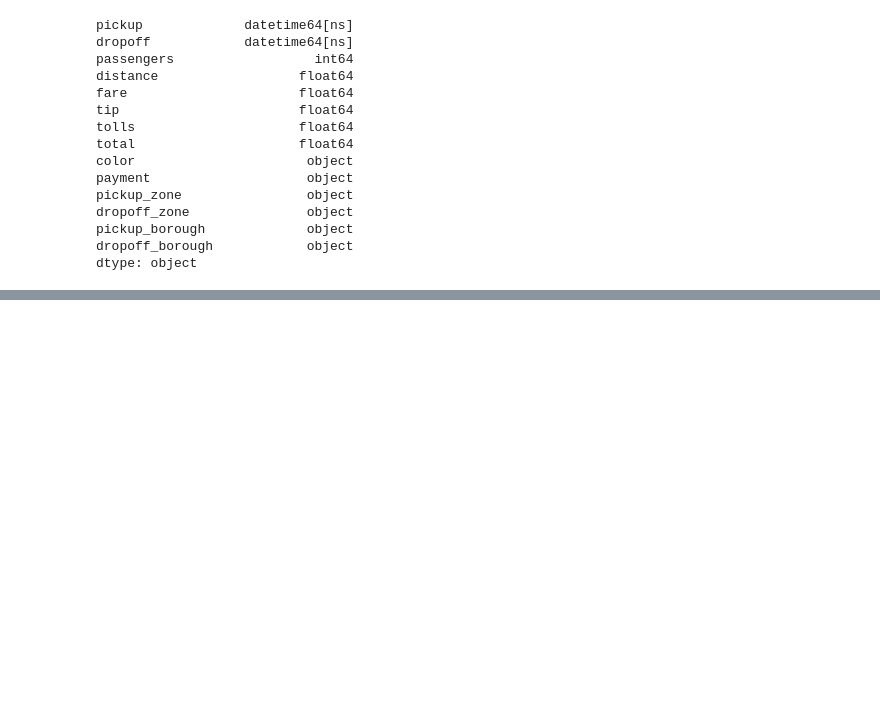
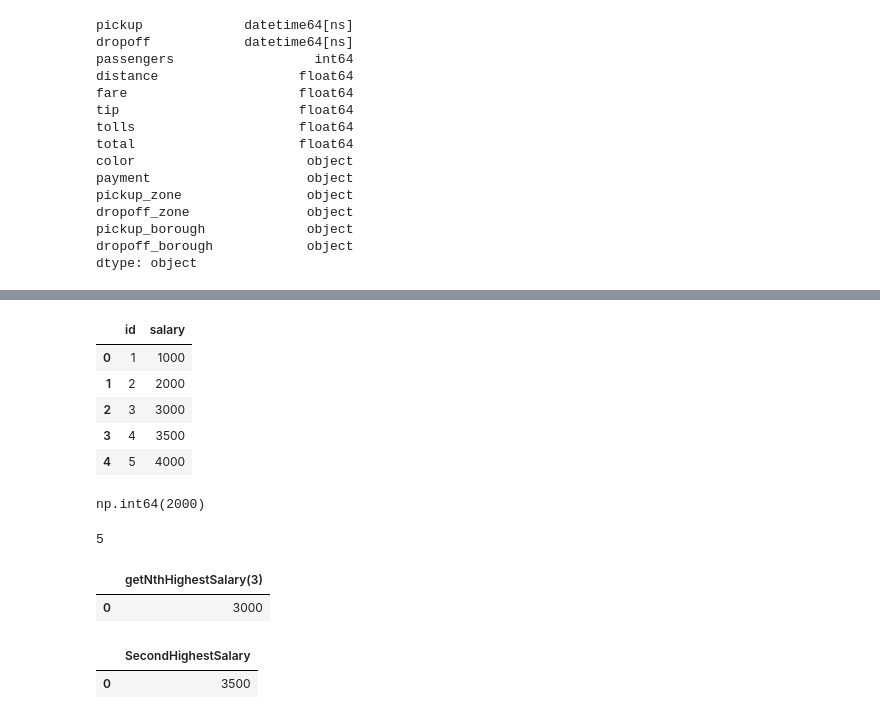
Before and after one commit to ake369/python_tutorial, a Jupyter notebook: notebooks/python_challenges.ipynb, the cells around one changed output, grey strips where cells are left out. Cells and saved outputs as stored; diff of their text form; code cells hidden in the pictures; blank space fills up the shorter version.

```diff
--- a/notebooks/python_challenges.ipynb
+++ b/notebooks/python_challenges.ipynb
@@ -480,0 +560,24 @@ dtype: object
+# %%
+employee = pd.DataFrame({'id': [1,2,3,4,5],
+                         'salary': [1000, 2000, 3000, 3500,4000]}
+
+)
+# %%
+employee = employee.reset_index(drop=True)
+# %%
+employee.head()
+# %% [output]
+|  | id | salary |
+| 0 | 1 | 1000 |
+| 1 | 2 | 2000 |
+| 2 | 3 | 3000 |
+| 3 | 4 | 3500 |
+| 4 | 5 | 4000 |
+# %%
+employee['salary'].iloc[1]
+# %% [output]
+np.int64(2000)
+# %%
+print(len(employee['salary']))
+# %% [output]
+5
@@ -480,0 +603,5 @@ dtype: object
+# %%
+nth_highest_salary(employee=employee, N=3)
+# %% [output]
+|  | getNthHighestSalary(3) |
+| 0 | 3000 |
@@ -480,0 +620,5 @@ dtype: object
+# %%
+second_highest_salary(employee=employee)
+# %% [output]
+|  | SecondHighestSalary |
+| 0 | 3500 |
```
Also changed, not shown: parts of 8 cells of this notebook.
